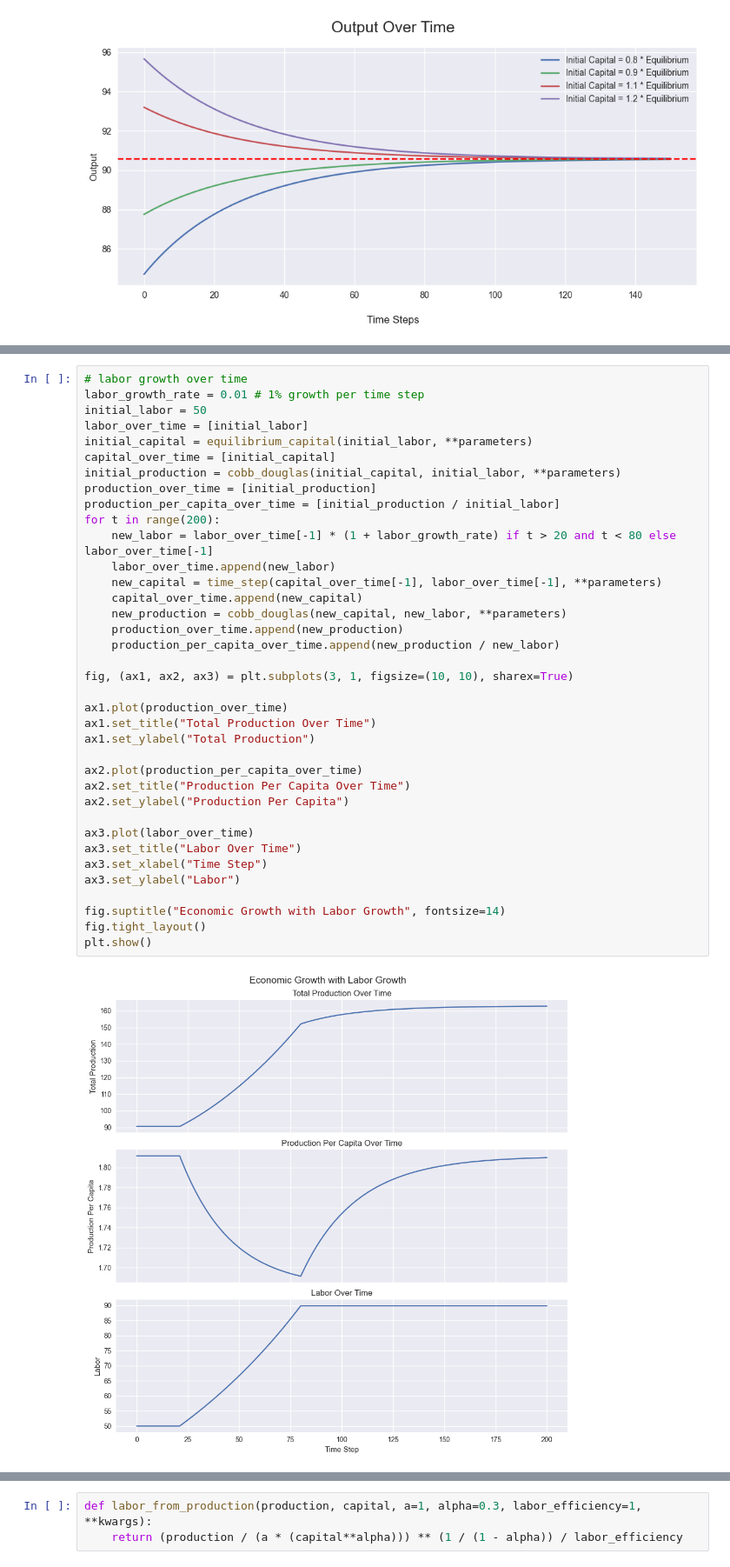
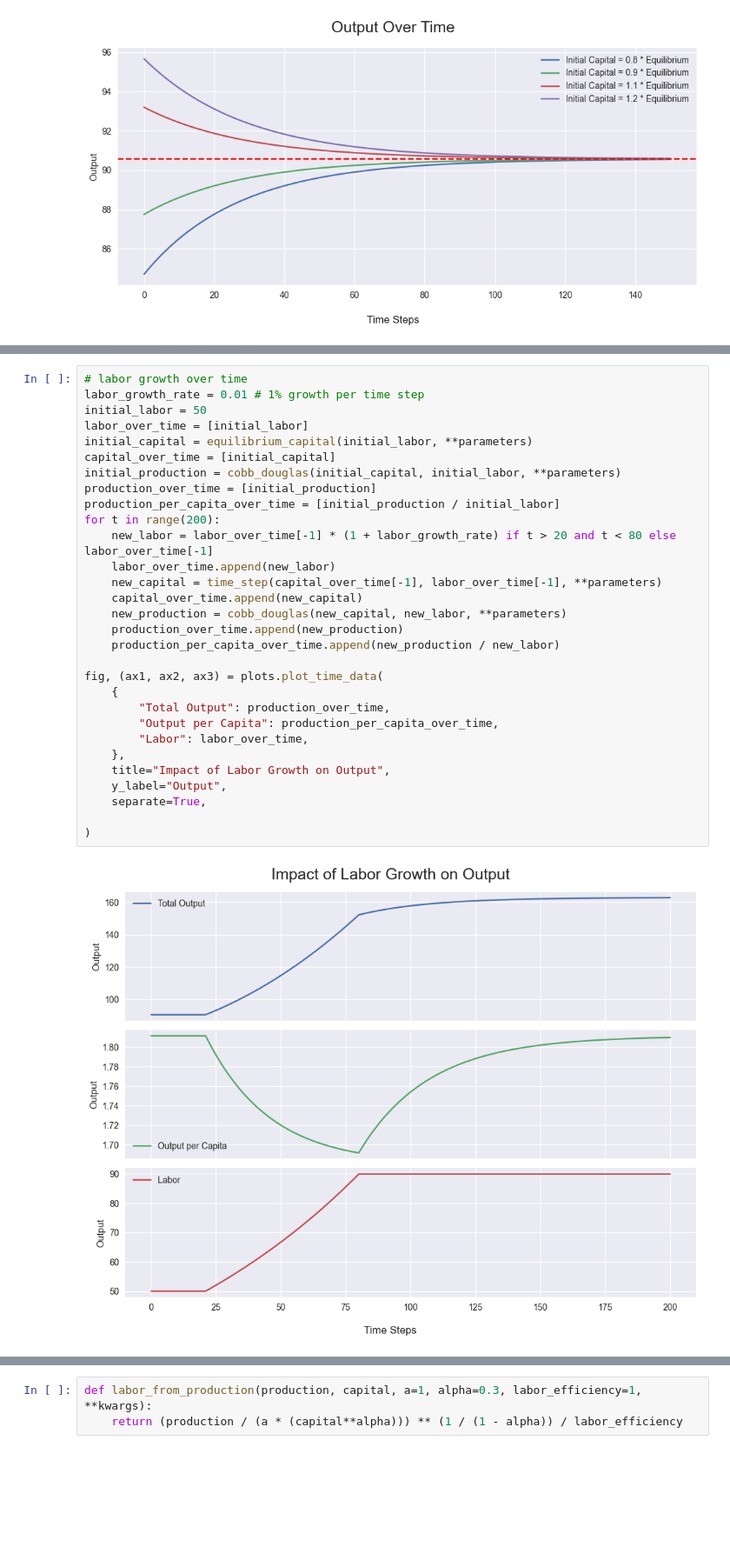
Before and after one commit to vincentropy/economic-growth-models, a Jupyter notebook: notebooks/basic_gdp_model.ipynb, the cells around one changed output, grey strips where cells are left out. Shown at 87% size. Saved outputs shown, nothing was run; the diff lists cells and outputs as text; blank space fills up the shorter version.

```diff
--- a/notebooks/basic_gdp_model.ipynb
+++ b/notebooks/basic_gdp_model.ipynb
@@ -112,39 +155,32 @@ plt.show()
 # %%
 # labor growth over time
 labor_growth_rate = 0.01 # 1% growth per time step
 initial_labor = 50
 labor_over_time = [initial_labor]
 initial_capital = equilibrium_capital(initial_labor, **parameters)
 capital_over_time = [initial_capital]
 initial_production = cobb_douglas(initial_capital, initial_labor, **parameters)
 production_over_time = [initial_production]
 production_per_capita_over_time = [initial_production / initial_labor]
 for t in range(200):
     new_labor = labor_over_time[-1] * (1 + labor_growth_rate) if t > 20 and t < 80 else labor_over_time[-1]
     labor_over_time.append(new_labor)
     new_capital = time_step(capital_over_time[-1], labor_over_time[-1], **parameters)
     capital_over_time.append(new_capital)
     new_production = cobb_douglas(new_capital, new_labor, **parameters)
     production_over_time.append(new_production)
     production_per_capita_over_time.append(new_production / new_labor)
 
-fig, (ax1, ax2, ax3) = plt.subplots(3, 1, figsize=(10, 10), sharex=True)
+fig, (ax1, ax2, ax3) = plots.plot_time_data(
+    {
+        "Total Output": production_over_time,
+        "Output per Capita": production_per_capita_over_time,
+        "Labor": labor_over_time,
+    },
+    title="Impact of Labor Growth on Output",
+    y_label="Output",
+    separate=True,
 
-ax1.plot(production_over_time)
-ax1.set_title("Total Production Over Time")
-ax1.set_ylabel("Total Production")
-
-ax2.plot(production_per_capita_over_time)
-ax2.set_title("Production Per Capita Over Time")
-ax2.set_ylabel("Production Per Capita")
-
-ax3.plot(labor_over_time)
-ax3.set_title("Labor Over Time")
-ax3.set_xlabel("Time Step")
-ax3.set_ylabel("Labor")
-
-fig.suptitle("Economic Growth with Labor Growth", fontsize=14)
-fig.tight_layout()
-plt.show()
+)
 # %% [output]
-[figure, old version]
+[figure, new version]
```
Also changed, not shown: parts of 19 cells of this notebook.
